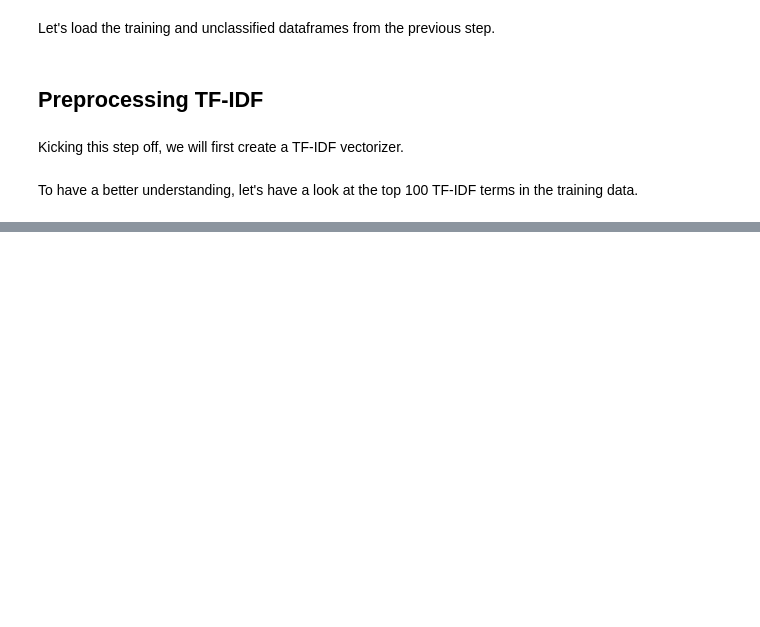
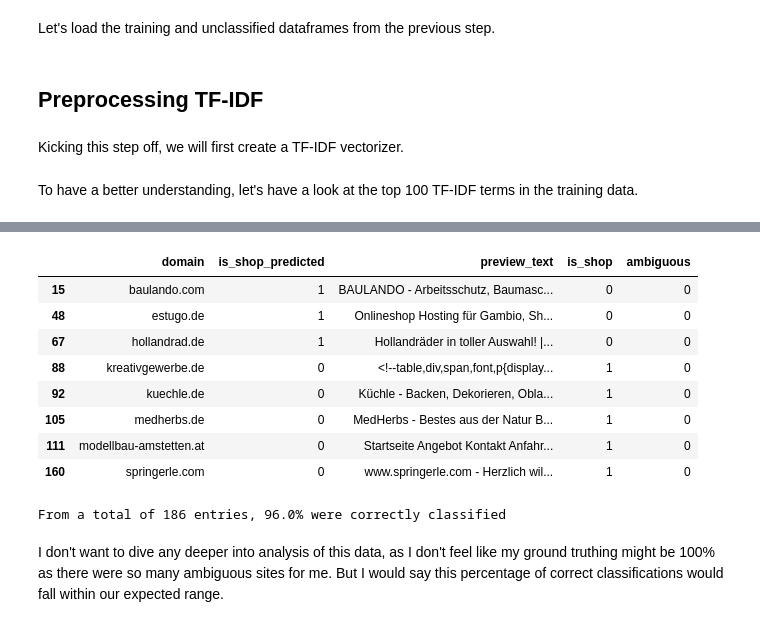
Before and after one commit to schi/NLP-technical-interview, a Jupyter notebook: notebook.ipynb, the cells around one changed output, grey strips where cells are left out. Cells and saved outputs as stored; diff of their text form; code cells hidden in the pictures; blank space fills up the shorter version.

```diff
--- a/notebook.ipynb
+++ b/notebook.ipynb
@@ -208,0 +547,27 @@ TypeError: A sparse matrix was passed, but dense data is required. Use X.toarray
+# %%
+reviewed_classifications_df = reviewed_classifications_df[
+    reviewed_classifications_df['ambiguous'] == 0]
+# %%
+incorrectly_classified_df = reviewed_classifications_df[reviewed_classifications_df['is_shop_predicted'] != reviewed_classifications_df['is_shop']]
+incorrectly_classified_df
+# %% [output]
+|  | domain | is_shop_predicted | preview_text | is_shop | ambiguous |
+| 15 | baulando.com | 1 | BAULANDO - Arbeitsschutz, Baumasc... | 0 | 0 |
+| 48 | estugo.de | 1 | Onlineshop Hosting für Gambio, Sh... | 0 | 0 |
+| 67 | hollandrad.de | 1 | Hollandräder in toller Auswahl! |... | 0 | 0 |
+| 88 | kreativgewerbe.de | 0 | <!--table,div,span,font,p{display... | 1 | 0 |
+| 92 | kuechle.de | 0 | Küchle - Backen, Dekorieren, Obla... | 1 | 0 |
+| 105 | medherbs.de | 0 | MedHerbs - Bestes aus der Natur B... | 1 | 0 |
+| 111 | modellbau-amstetten.at | 0 | Startseite Angebot Kontakt Anfahr... | 1 | 0 |
+| 160 | springerle.com | 0 | www.springerle.com - Herzlich wil... | 1 | 0 |
+# %%
+number_of_entries = len(reviewed_classifications_df)
+percent_correct = round(((number_of_entries - len(
+    incorrectly_classified_df)) / number_of_entries), 2)*100
+
+print(
+    f'From a total of {len(reviewed_classifications_df)} entries, {percent_correct}% were correctly classified')
+# %% [output]
+From a total of 186 entries, 96.0% were correctly classified
+# %% [markdown]
+I don't want to dive any deeper into analysis of this data, as I don't feel like my ground truthing might be 100% as there were so many ambiguous sites for me. But I would say this percentage of correct classifications would fall within our expected range.
```
Also changed, not shown: parts of 69 cells of this notebook, 8 other files.
